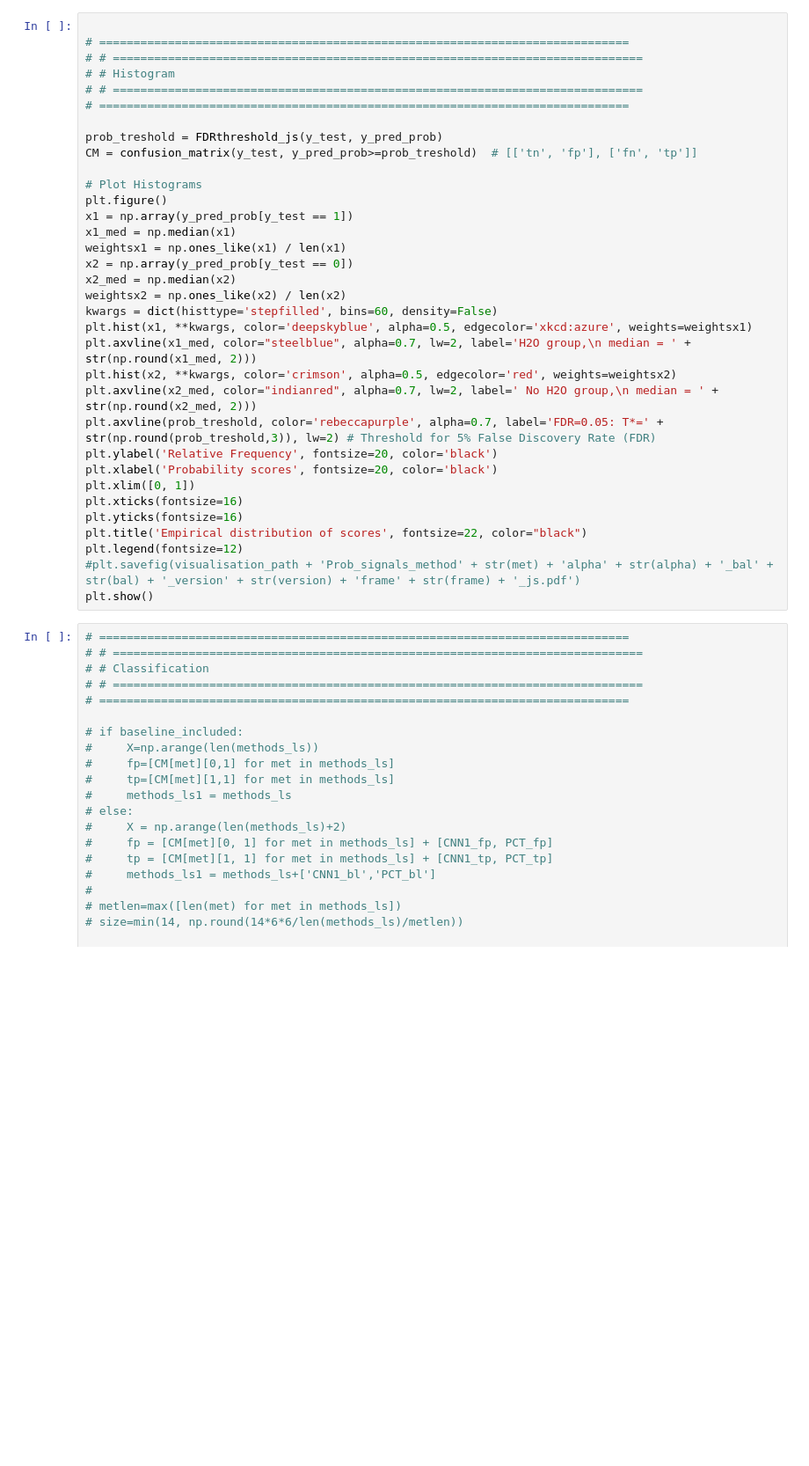
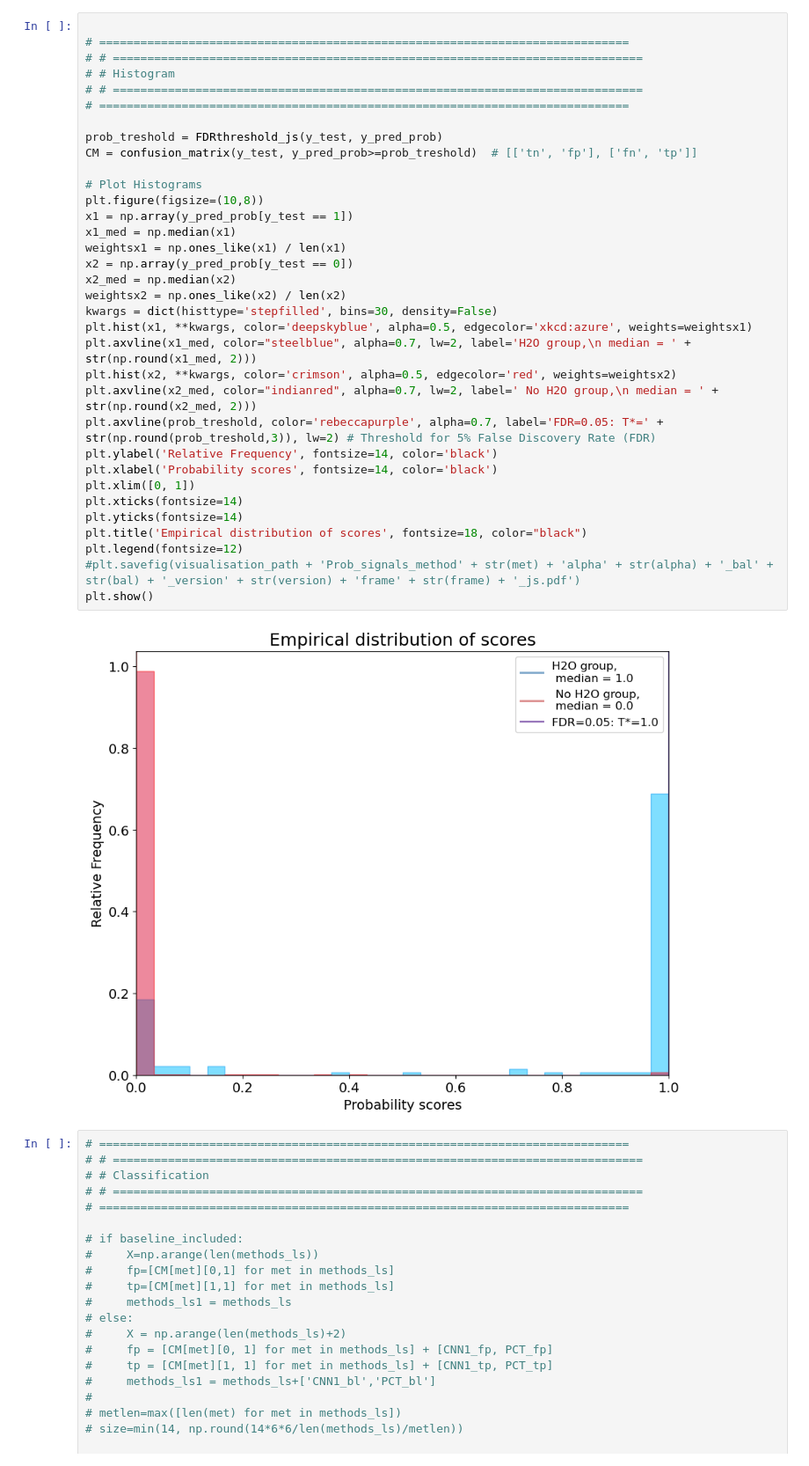
Before and after one commit to JonasSpiller/QSO-Project-Kit, a Jupyter notebook: ML_Pipeline_js/results.ipynb, the cells around one changed output. Shown at 88% size. Cells and saved outputs as stored; diff of their text form; blank space fills up the shorter version.

```diff
--- a/ML_Pipeline_js/results.ipynb
+++ b/ML_Pipeline_js/results.ipynb
@@ -60,37 +67,39 @@ plt.show()
 # %%
 
 # =============================================================================
 # # =============================================================================
 # # Histogram
 # # =============================================================================
 # =============================================================================
 
 prob_treshold = FDRthreshold_js(y_test, y_pred_prob)
 CM = confusion_matrix(y_test, y_pred_prob>=prob_treshold)  # [['tn', 'fp'], ['fn', 'tp']]
 
 # Plot Histograms
-plt.figure()
+plt.figure(figsize=(10,8))
 x1 = np.array(y_pred_prob[y_test == 1])
 x1_med = np.median(x1)
 weightsx1 = np.ones_like(x1) / len(x1)
 x2 = np.array(y_pred_prob[y_test == 0])
 x2_med = np.median(x2)
 weightsx2 = np.ones_like(x2) / len(x2)
-kwargs = dict(histtype='stepfilled', bins=60, density=False)
+kwargs = dict(histtype='stepfilled', bins=30, density=False)
 plt.hist(x1, **kwargs, color='deepskyblue', alpha=0.5, edgecolor='xkcd:azure', weights=weightsx1)
 plt.axvline(x1_med, color="steelblue", alpha=0.7, lw=2, label='H2O group,\n median = ' + str(np.round(x1_med, 2)))
 plt.hist(x2, **kwargs, color='crimson', alpha=0.5, edgecolor='red', weights=weightsx2)
 plt.axvline(x2_med, color="indianred", alpha=0.7, lw=2, label=' No H2O group,\n median = ' + str(np.round(x2_med, 2)))
 plt.axvline(prob_treshold, color='rebeccapurple', alpha=0.7, label='FDR=0.05: T*=' + str(np.round(prob_treshold,3)), lw=2) # Threshold for 5% False Discovery Rate (FDR)
-plt.ylabel('Relative Frequency', fontsize=20, color='black')
-plt.xlabel('Probability scores', fontsize=20, color='black')
+plt.ylabel('Relative Frequency', fontsize=14, color='black')
+plt.xlabel('Probability scores', fontsize=14, color='black')
 plt.xlim([0, 1])
-plt.xticks(fontsize=16)
-plt.yticks(fontsize=16)
-plt.title('Empirical distribution of scores', fontsize=22, color="black")
+plt.xticks(fontsize=14)
+plt.yticks(fontsize=14)
+plt.title('Empirical distribution of scores', fontsize=18, color="black")
 plt.legend(fontsize=12)
 #plt.savefig(visualisation_path + 'Prob_signals_method' + str(met) + 'alpha' + str(alpha) + '_bal' + str(bal) + '_version' + str(version) + 'frame' + str(frame) + '_js.pdf')
 plt.show()
+# %% [output]
+[figure, added]
 # %%
 # =============================================================================
 # # =============================================================================
```
Also changed, not shown: parts of 2 cells of this notebook, 23 other files.
